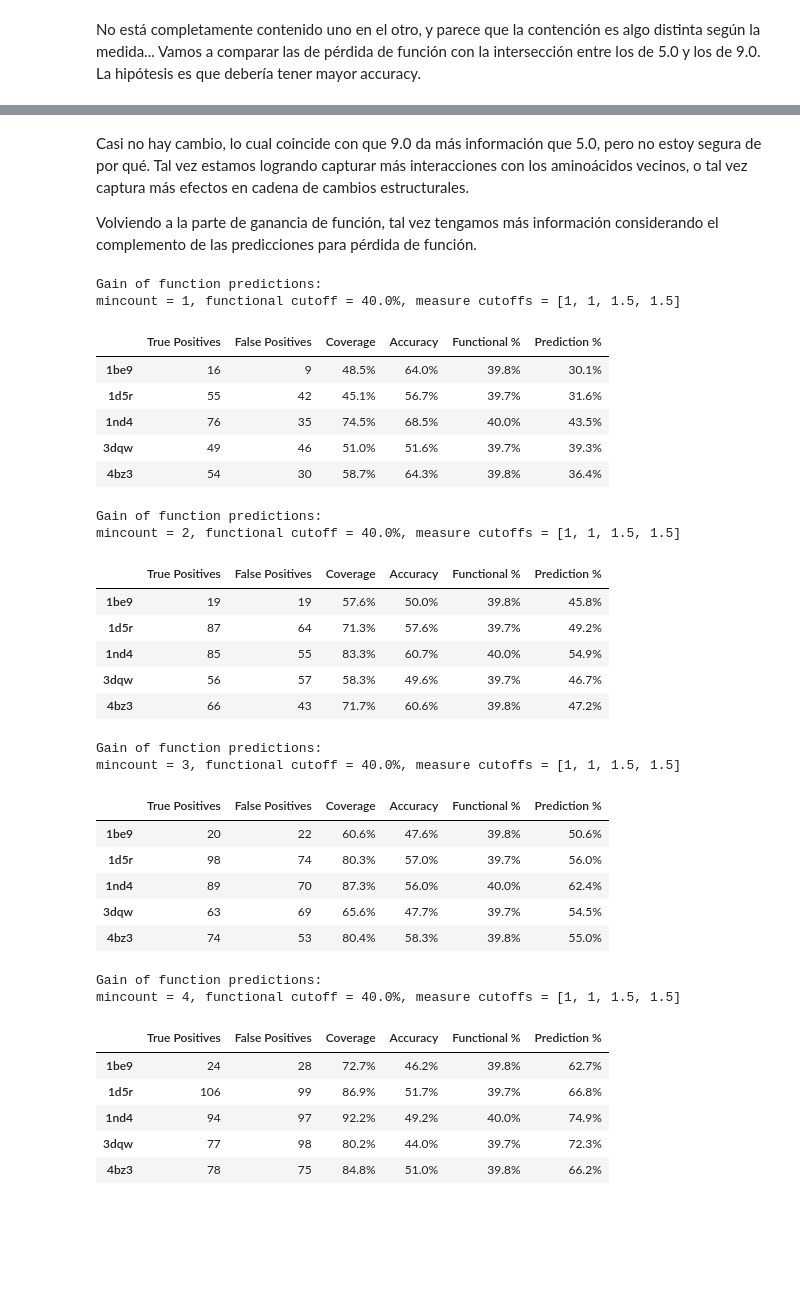
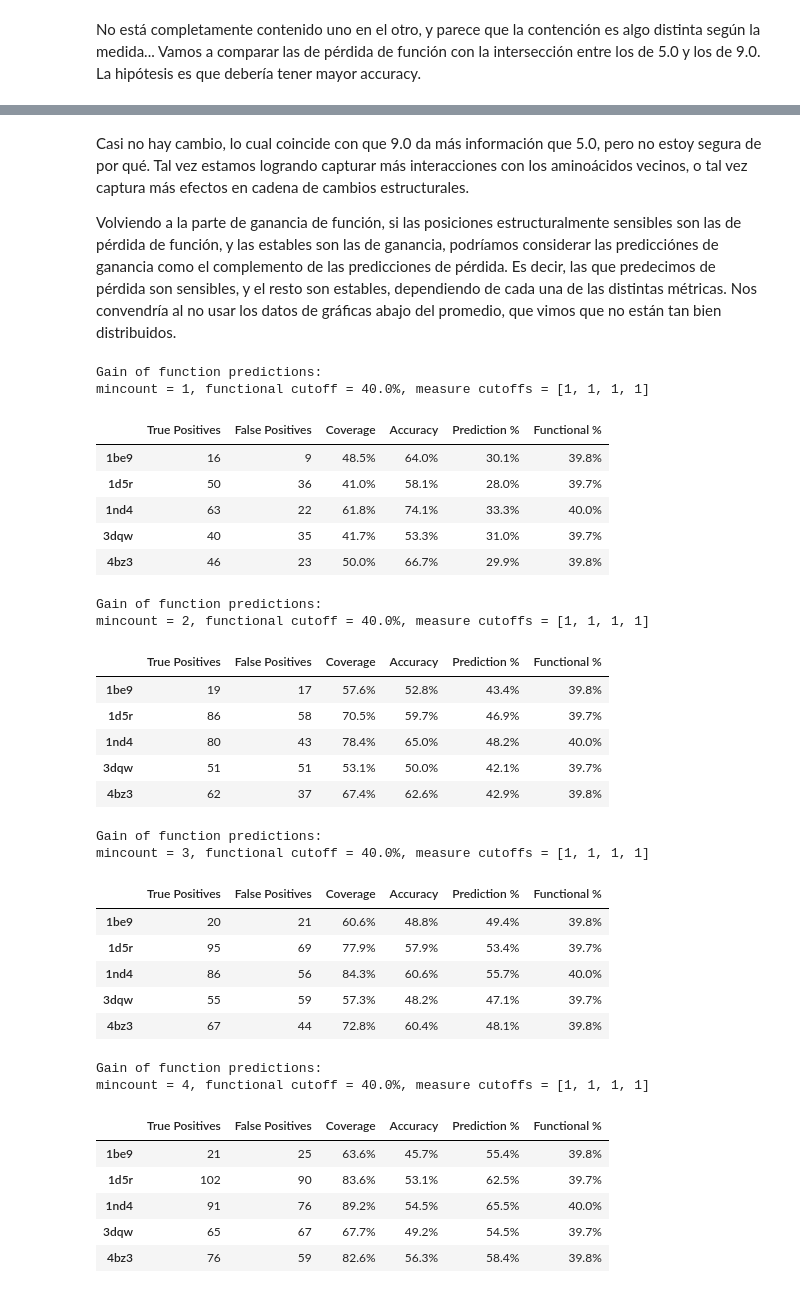
Before and after one commit to CrisSotomayor/perturbation-networks-get-data, a Jupyter notebook: data2.ipynb, the cells around one changed output, grey strips where cells are left out. Drawn from its saved outputs; the diff is of its cells as text; code cells hidden in the pictures; blank space fills up the shorter version.

```diff
--- a/data2.ipynb
+++ b/data2.ipynb
@@ -306,7 +351,7 @@ def ComparePredictionsLoss(functional_cutoff, network_mincount, measure_cutoffs=
                             Default 'percentage'.
     """
     predict = pd.DataFrame(index=proteins, columns=['True Positives', 'False Positives', 'Coverage', 'Accuracy',
-                                                          'Functional %', 'Prediction %'])
+                                                          'Prediction %', 'Functional %'])
     for protein in proteins:
         network_extremes = GetNetworkExtremes(protein, network_mincount, measure_cutoffs, thresh=thresh)
         funct_extremes = GetSD(functional_cutoff, data[protein]) if funct_method == 'sd' \
@@ -349,7 +394,7 @@ def ComparePredictionsGain(functional_cutoff, network_mincount, measure_cutoffs=
                             Default 'percentage'.
     """
     predict = pd.DataFrame(index=proteins, columns=['True Positives', 'False Positives', 'Coverage', 'Accuracy',
-                                                          'Functional %', 'Prediction %'])
+                                                          'Prediction %', 'Functional %'])
     for protein in proteins:
         network_extremes = GetNetworkExtremes(protein, network_mincount, measure_cutoffs, thresh=thresh)
         funct_extremes = GetSD(functional_cutoff, data[protein]) if funct_method == 'sd' \
@@ -569,7 +618,7 @@ def ComparePredictionsGain2(functional_cutoff, network_mincount, measure_cutoffs
                            funct_method='percentage', data=all_positives):
     """ComparePredictionsGain with network mean for prediction selection."""
     predict = pd.DataFrame(index=proteins, columns=['True Positives', 'False Positives', 'Coverage', 'Accuracy',
-                                                          'Functional %', 'Prediction %'])
+                                                          'Prediction %', 'Functional %'])
     for protein in proteins:
         network_extremes_list = []
         for i,measure in enumerate(measures):
@@ -755,13 +804,13 @@ mincount = 4, functional cutoff = 40.0%, measure cutoffs = [1.5, 1.5, 1.5, 1.5]
 # %% [markdown]
 Casi no hay cambio, lo cual coincide con que 9.0 da más información que 5.0, pero no estoy segura de por qué. Tal vez estamos logrando capturar más interacciones con los aminoácidos vecinos, o tal vez captura más efectos en cadena de cambios estructurales.
 
-Volviendo a la parte de ganancia de función, tal vez tengamos más información considerando el complemento de las predicciones para pérdida de función.
+Volviendo a la parte de ganancia de función, si las posiciones estructuralmente sensibles son las de pérdida de función, y las estables son las de ganancia, podríamos considerar las predicciónes de ganancia como el complemento de las predicciones de pérdida. Es decir, las que predecimos de pérdida son sensibles, y el resto son estables, dependiendo de cada una de las distintas métricas. Nos convendría al no usar los datos de gráficas abajo del promedio, que vimos que no están tan bien distribuidos.
 # %%
 def ComparePredictionsGain3(functional_cutoff, network_mincount, measure_cutoffs=[1,1,1,1],
                            funct_method='percentage', data=all_positives, thresh=5.0):
     """ComparePredictionsGain using complement of loss predictions. """
     predict = pd.DataFrame(index=proteins, columns=['True Positives', 'False Positives', 'Coverage', 'Accuracy',
-                                                          'Functional %', 'Prediction %'])
+                                                          'Prediction %', 'Functional %'])
     for protein in proteins:
         network_extremes_loss = GetNetworkExtremes(protein, network_mincount, measure_cutoffs, thresh=thresh)
         total_positions = data[protein].columns
@@ -786,38 +835,38 @@ def ComparePredictionsGain3(functional_cutoff, network_mincount, measure_cutoffs
     return
 # %%
 for i in range(1,5):
-    ComparePredictionsGain3(0.4, i, measure_cutoffs=[1,1,1.5,1.5])
+    ComparePredictionsGain3(0.4, i, measure_cutoffs=[1,1,1,1])
 # %% [output]
 Gain of function predictions:
-mincount = 1, functional cutoff = 40.0%, measure cutoffs = [1, 1, 1.5, 1.5]
+mincount = 1, functional cutoff = 40.0%, measure cutoffs = [1, 1, 1, 1]
-|  | True Positives | False Positives | Coverage | Accuracy | Functional % | Prediction % |
-| 1be9 | 16 | 9 | 48.5% | 64.0% | 39.8% | 30.1% |
-| 1d5r | 55 | 42 | 45.1% | 56.7% | 39.7% | 31.6% |
-| 1nd4 | 76 | 35 | 74.5% | 68.5% | 40.0% | 43.5% |
-| 3dqw | 49 | 46 | 51.0% | 51.6% | 39.7% | 39.3% |
-| 4bz3 | 54 | 30 | 58.7% | 64.3% | 39.8% | 36.4% |
+|  | True Positives | False Positives | Coverage | Accuracy | Prediction % | Functional % |
+| 1be9 | 16 | 9 | 48.5% | 64.0% | 30.1% | 39.8% |
+| 1d5r | 50 | 36 | 41.0% | 58.1% | 28.0% | 39.7% |
+| 1nd4 | 63 | 22 | 61.8% | 74.1% | 33.3% | 40.0% |
+| 3dqw | 40 | 35 | 41.7% | 53.3% | 31.0% | 39.7% |
+| 4bz3 | 46 | 23 | 50.0% | 66.7% | 29.9% | 39.8% |
 Gain of function predictions:
-mincount = 2, functional cutoff = 40.0%, measure cutoffs = [1, 1, 1.5, 1.5]
+mincount = 2, functional cutoff = 40.0%, measure cutoffs = [1, 1, 1, 1]
-|  | True Positives | False Positives | Coverage | Accuracy | Functional % | Prediction % |
-| 1be9 | 19 | 19 | 57.6% | 50.0% | 39.8% | 45.8% |
-| 1d5r | 87 | 64 | 71.3% | 57.6% | 39.7% | 49.2% |
-| 1nd4 | 85 | 55 | 83.3% | 60.7% | 40.0% | 54.9% |
-| 3dqw | 56 | 57 | 58.3% | 49.6% | 39.7% | 46.7% |
-| 4bz3 | 66 | 43 | 71.7% | 60.6% | 39.8% | 47.2% |
+|  | True Positives | False Positives | Coverage | Accuracy | Prediction % | Functional % |
+| 1be9 | 19 | 17 | 57.6% | 52.8% | 43.4% | 39.8% |
+| 1d5r | 86 | 58 | 70.5% | 59.7% | 46.9% | 39.7% |
+| 1nd4 | 80 | 43 | 78.4% | 65.0% | 48.2% | 40.0% |
+| 3dqw | 51 | 51 | 53.1% | 50.0% | 42.1% | 39.7% |
+| 4bz3 | 62 | 37 | 67.4% | 62.6% | 42.9% | 39.8% |
 Gain of function predictions:
-mincount = 3, functional cutoff = 40.0%, measure cutoffs = [1, 1, 1.5, 1.5]
+mincount = 3, functional cutoff = 40.0%, measure cutoffs = [1, 1, 1, 1]
-|  | True Positives | False Positives | Coverage | Accuracy | Functional % | Prediction % |
-| 1be9 | 20 | 22 | 60.6% | 47.6% | 39.8% | 50.6% |
-| 1d5r | 98 | 74 | 80.3% | 57.0% | 39.7% | 56.0% |
-| 1nd4 | 89 | 70 | 87.3% | 56.0% | 40.0% | 62.4% |
-| 3dqw | 63 | 69 | 65.6% | 47.7% | 39.7% | 54.5% |
-| 4bz3 | 74 | 53 | 80.4% | 58.3% | 39.8% | 55.0% |
+|  | True Positives | False Positives | Coverage | Accuracy | Prediction % | Functional % |
+| 1be9 | 20 | 21 | 60.6% | 48.8% | 49.4% | 39.8% |
+| 1d5r | 95 | 69 | 77.9% | 57.9% | 53.4% | 39.7% |
+| 1nd4 | 86 | 56 | 84.3% | 60.6% | 55.7% | 40.0% |
+| 3dqw | 55 | 59 | 57.3% | 48.2% | 47.1% | 39.7% |
+| 4bz3 | 67 | 44 | 72.8% | 60.4% | 48.1% | 39.8% |
 Gain of function predictions:
-mincount = 4, functional cutoff = 40.0%, measure cutoffs = [1, 1, 1.5, 1.5]
+mincount = 4, functional cutoff = 40.0%, measure cutoffs = [1, 1, 1, 1]
-|  | True Positives | False Positives | Coverage | Accuracy | Functional % | Prediction % |
-| 1be9 | 24 | 28 | 72.7% | 46.2% | 39.8% | 62.7% |
-| 1d5r | 106 | 99 | 86.9% | 51.7% | 39.7% | 66.8% |
-| 1nd4 | 94 | 97 | 92.2% | 49.2% | 40.0% | 74.9% |
-| 3dqw | 77 | 98 | 80.2% | 44.0% | 39.7% | 72.3% |
-| 4bz3 | 78 | 75 | 84.8% | 51.0% | 39.8% | 66.2% |
+|  | True Positives | False Positives | Coverage | Accuracy | Prediction % | Functional % |
+| 1be9 | 21 | 25 | 63.6% | 45.7% | 55.4% | 39.8% |
+| 1d5r | 102 | 90 | 83.6% | 53.1% | 62.5% | 39.7% |
+| 1nd4 | 91 | 76 | 89.2% | 54.5% | 65.5% | 40.0% |
+| 3dqw | 65 | 67 | 67.7% | 49.2% | 54.5% | 39.7% |
+| 4bz3 | 76 | 59 | 82.6% | 56.3% | 58.4% | 39.8% |
 # %%
```
Also changed, not shown: parts of 26 cells of this notebook.
